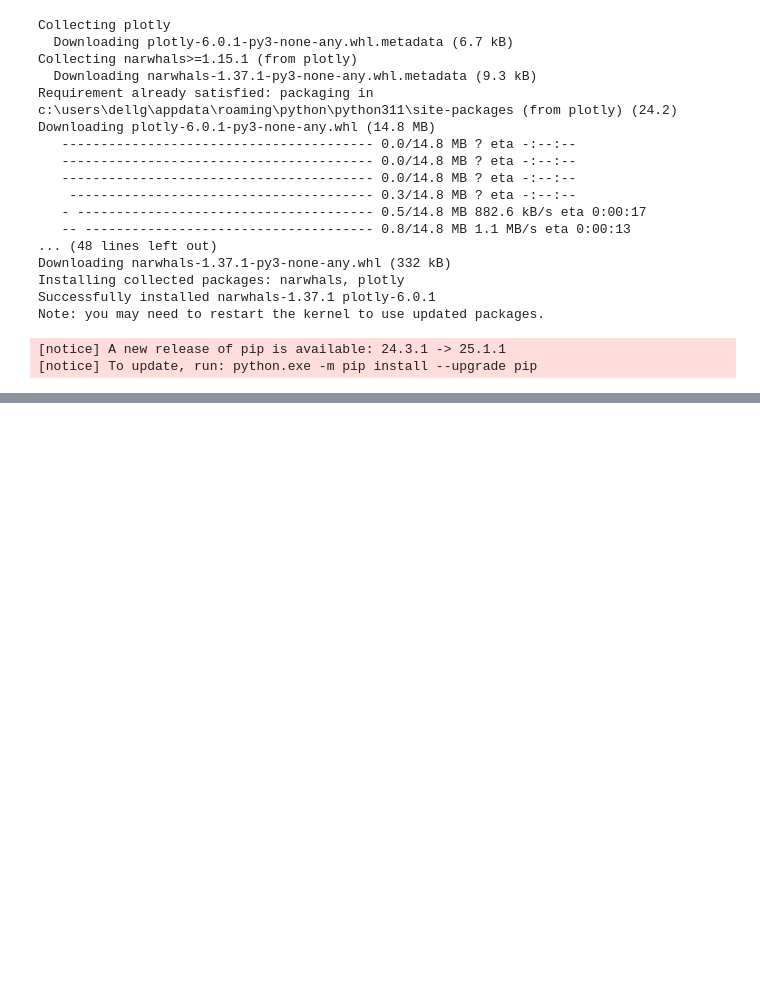
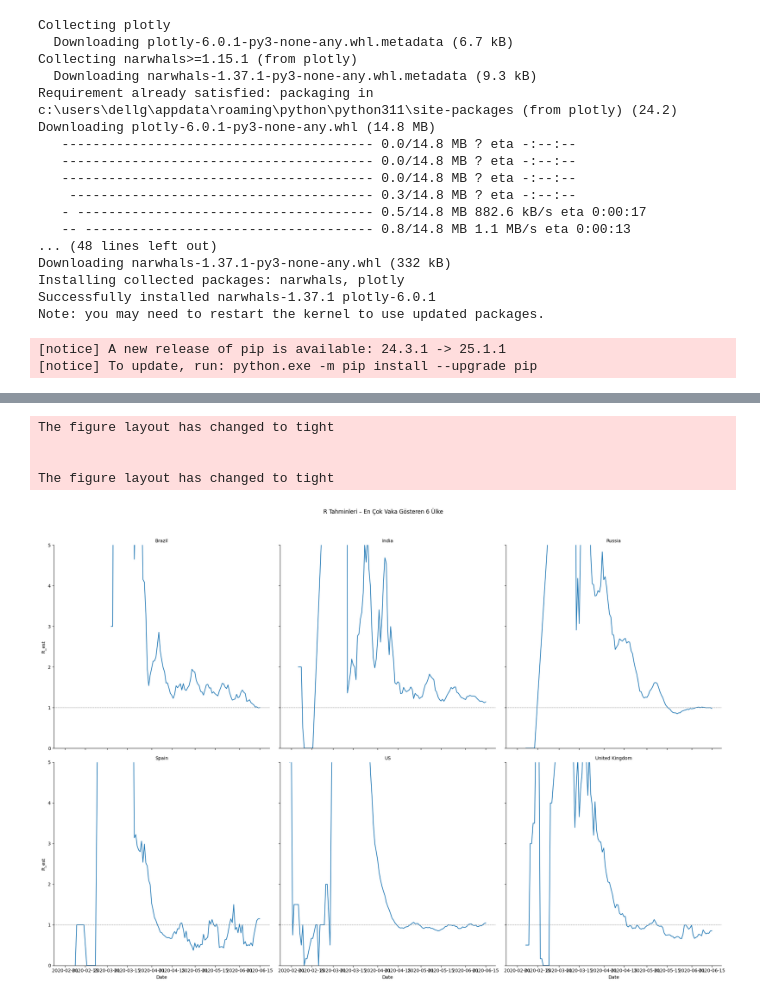
Before and after one commit to GokceKy/kizKarDes_data_sience, a Jupyter notebook: exercise2.ipynb, the cells around one changed output, grey strips where cells are left out. Saved outputs shown, nothing was run; the diff lists cells and outputs as text; code cells hidden in the pictures; blank space fills up the shorter version.

```diff
--- a/exercise2.ipynb
+++ b/exercise2.ipynb
@@ -164,0 +170,47 @@ NameError: name 'country_daily' is not defined
+# %%
+# 1) Günlük yeni vakalar
+country_daily["NewCases"] = (
+    country_daily
+        .sort_values(["Country/Region", "Date"])          # emin olmak için sıralayın
+        .groupby("Country/Region")["Confirmed"]
+        .diff()
+        .clip(lower=0)                                    # negatifleri 0’a bastır
+)
+
+# 2) 7 günlük toplam
+country_daily["WeeklySum"] = (
+    country_daily
+        .groupby("Country/Region")["NewCases"]
+        .transform(lambda s: s.rolling(7, min_periods=1).sum())
+)
+
+# 3) R tahmini  (hafta0 / hafta‑1)
+country_daily["R_est"] = (
+    country_daily
+        .groupby("Country/Region")["WeeklySum"]
+        .transform(lambda s: s / s.shift(7))
+)
+# %%
+import seaborn as sns
+import matplotlib.pyplot as plt   # Seaborn genelde Matplotlib ile birlikte çalışır
+
+top6 = (
+    country_daily[country_daily["Date"] == country_daily["Date"].max()]
+    .nlargest(6, "Confirmed")["Country/Region"]
+)
+g = sns.FacetGrid(country_daily.query("`Country/Region` in @top6"),
+                  col="Country/Region", col_wrap=3, height=7.0, sharey=True)
+g.map_dataframe(sns.lineplot, x="Date", y="R_est")
+g.set_titles(col_template="{col_name}")
+for ax in g.axes.ravel():
+    ax.axhline(1, ls="--", lw=0.7, color="grey")
+    ax.set_ylim(0,5)
+g.fig.suptitle("R Tahminleri – En Çok Vaka Gösteren 6 Ülke", y=1.03)
+plt.tight_layout()
+plt.show()
+# %% [output]
+The figure layout has changed to tight
+
+
+The figure layout has changed to tight
+[figure, added]
```
Also changed, not shown: parts of 5 cells of this notebook.
